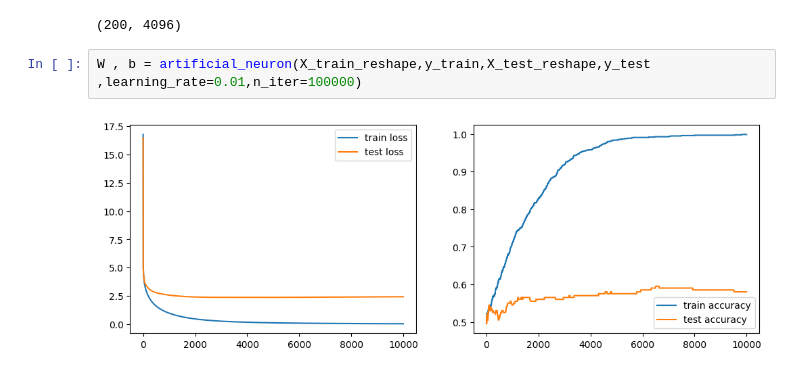
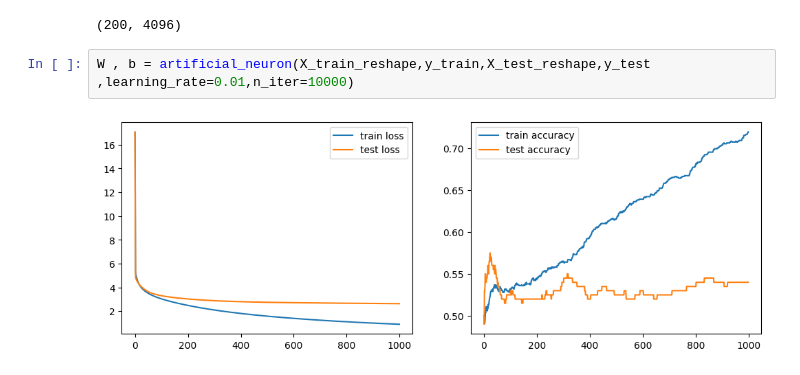
Before and after one commit to 6mtx9/python, a Jupyter notebook: neurone/neurone chien chat.ipynb, the cells around one changed output. Saved outputs shown, nothing was run; the diff lists cells and outputs as text.

```diff
--- a/neurone/neurone chien chat.ipynb
+++ b/neurone/neurone chien chat.ipynb
@@ -141,6 +141,6 @@ X_test_reshape.shape
 # %% [output]
 (200, 4096)
 # %%
-W , b = artificial_neuron(X_train_reshape,y_train,X_test_reshape,y_test ,learning_rate=0.01,n_iter=100000)
+W , b = artificial_neuron(X_train_reshape,y_train,X_test_reshape,y_test ,learning_rate=0.01,n_iter=10000)
 # %% [output]
-[figure, old version]
+[figure, new version]
```
Also changed, not shown: 2 other files.
